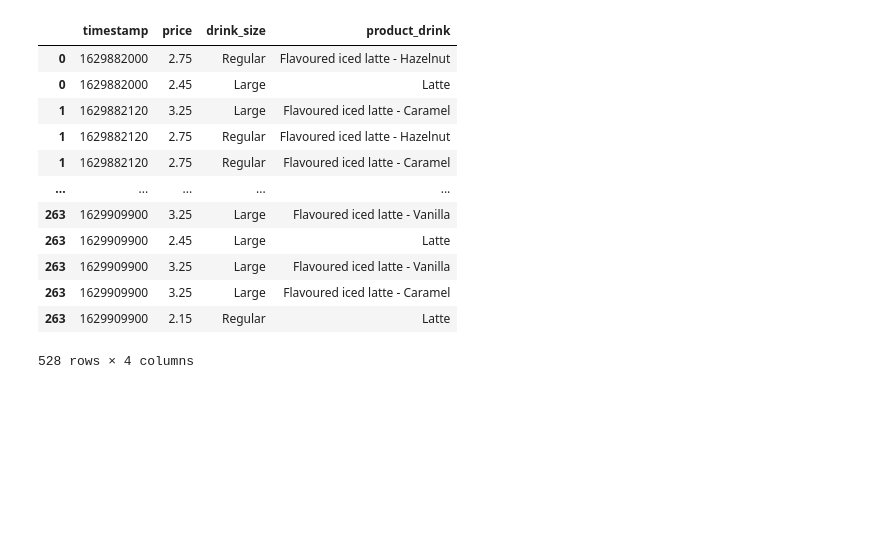
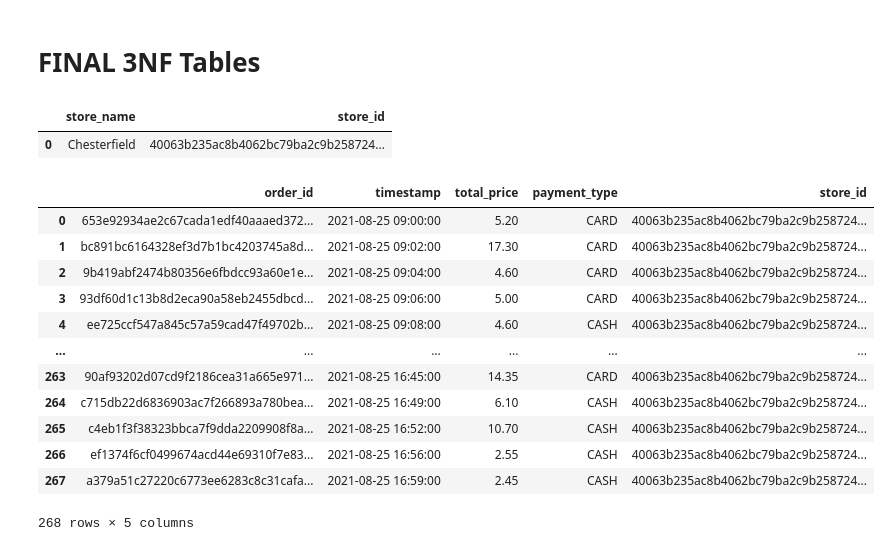
Before and after one commit to sqr00t/genDEgroupproj, a Jupyter notebook: data/solomon-eda.ipynb, the cells around one changed output. Saved outputs shown, nothing was run; the diff lists cells and outputs as text; code cells hidden in the pictures; blank space fills up the shorter version.

```diff
--- a/data/solomon-eda.ipynb
+++ b/data/solomon-eda.ipynb
@@ -84,30 +107,39 @@ df_processed.head(15)
-# %%
-## Timestamp as index? (cannot)
-
-def uniq_vals(dataframe):
-    return print(f'Unique vals: {dataframe.value_counts()}')
-# uniq_vals('timestamp') has one repeat timestamp at 25/08/2021 10:56 (separate purchases, payment type - valid)
-
-## Alternatively: split store_table by payment_type, assuming two cashiers at same time, each working one order a time
-# split tables by payment_type, then drop payment_type
-card_orders = df_processed[df['payment_type'] == 'CARD'].drop(['payment_type'], axis=1)
-cash_orders = df_processed[df['payment_type'] == 'CASH'].drop(['payment_type'], axis=1)
-
-# inspect
-card_orders
-#cash_orders
-#df_processed
-# %% [output]
-|  | timestamp | price | drink_size | product_drink |
-| 0 | 1629882000 | 2.75 | Regular | Flavoured iced latte - Hazelnut |
-| 0 | 1629882000 | 2.45 | Large | Latte |
-| 1 | 1629882120 | 3.25 | Large | Flavoured iced latte - Caramel |
-| 1 | 1629882120 | 2.75 | Regular | Flavoured iced latte - Hazelnut |
-| 1 | 1629882120 | 2.75 | Regular | Flavoured iced latte - Caramel |
-| ... | ... | ... | ... | ... |
-| 263 | 1629909900 | 3.25 | Large | Flavoured iced latte - Vanilla |
-| 263 | 1629909900 | 2.45 | Large | Latte |
-| 263 | 1629909900 | 3.25 | Large | Flavoured iced latte - Vanilla |
-| 263 | 1629909900 | 3.25 | Large | Flavoured iced latte - Caramel |
-| 263 | 1629909900 | 2.15 | Regular | Latte |
-528 rows × 4 columns
+# %% [markdown]
+# FINAL 3NF Tables
+# %%
+## stores table needs to have: store_id, store_name
+stores_table = pd.DataFrame(df[['store_name']]).drop_duplicates(subset='store_name', keep='first')
+stores_table['store_id'] = stores_table.astype(str).sum(1).apply(lambda x: sha256(x.encode()).hexdigest())
+
+# Inspect
+stores_table
+# %% [output]
+|  | store_name | store_id |
+| 0 | Chesterfield | 40063b235ac8b4062bc79ba2c9b258724... |
+# %%
+## Orders table needs to have: order_id, timestamp, store_id, total_price, payment_type
+# Stretch: hashed customer_name, hashed card_number
+orders_table = pd.DataFrame(df[['order_id', 'timestamp', 'store_name', 'total_price', 'payment_type']]).drop_duplicates(ignore_index=True)
+
+# Merge store_id with respective store_name in orders_table
+orders_table = orders_table.merge(stores_table, how='left', on='store_name')
+
+# Drop store_name in orders_table
+orders_table.drop('store_name', axis=1, inplace=True)
+
+# Inspect
+orders_table
+# %% [output]
+|  | order_id | timestamp | total_price | payment_type | store_id |
+| 0 | 653e92934ae2c67cada1edf40aaaed372... | 2021-08-25 09:00:00 | 5.20 | CARD | 40063b235ac8b4062bc79ba2c9b258724... |
+| 1 | bc891bc6164328ef3d7b1bc4203745a8d... | 2021-08-25 09:02:00 | 17.30 | CARD | 40063b235ac8b4062bc79ba2c9b258724... |
+| 2 | 9b419abf2474b80356e6fbdcc93a60e1e... | 2021-08-25 09:04:00 | 4.60 | CARD | 40063b235ac8b4062bc79ba2c9b258724... |
+| 3 | 93df60d1c13b8d2eca90a58eb2455dbcd... | 2021-08-25 09:06:00 | 5.00 | CARD | 40063b235ac8b4062bc79ba2c9b258724... |
+| 4 | ee725ccf547a845c57a59cad47f49702b... | 2021-08-25 09:08:00 | 4.60 | CASH | 40063b235ac8b4062bc79ba2c9b258724... |
+| ... | ... | ... | ... | ... | ... |
+| 263 | 90af93202d07cd9f2186cea31a665e971... | 2021-08-25 16:45:00 | 14.35 | CARD | 40063b235ac8b4062bc79ba2c9b258724... |
+| 264 | c715db22d6836903ac7f266893a780bea... | 2021-08-25 16:49:00 | 6.10 | CASH | 40063b235ac8b4062bc79ba2c9b258724... |
+| 265 | c4eb1f3f38323bbca7f9dda2209908f8a... | 2021-08-25 16:52:00 | 10.70 | CASH | 40063b235ac8b4062bc79ba2c9b258724... |
+| 266 | ef1374f6cf0499674acd44e69310f7e83... | 2021-08-25 16:56:00 | 2.55 | CASH | 40063b235ac8b4062bc79ba2c9b258724... |
+| 267 | a379a51c27220c6773ee6283c8c31cafa... | 2021-08-25 16:59:00 | 2.45 | CASH | 40063b235ac8b4062bc79ba2c9b258724... |
+268 rows × 5 columns
```
Also changed, not shown: parts of 10 cells of this notebook, 7 other files.
